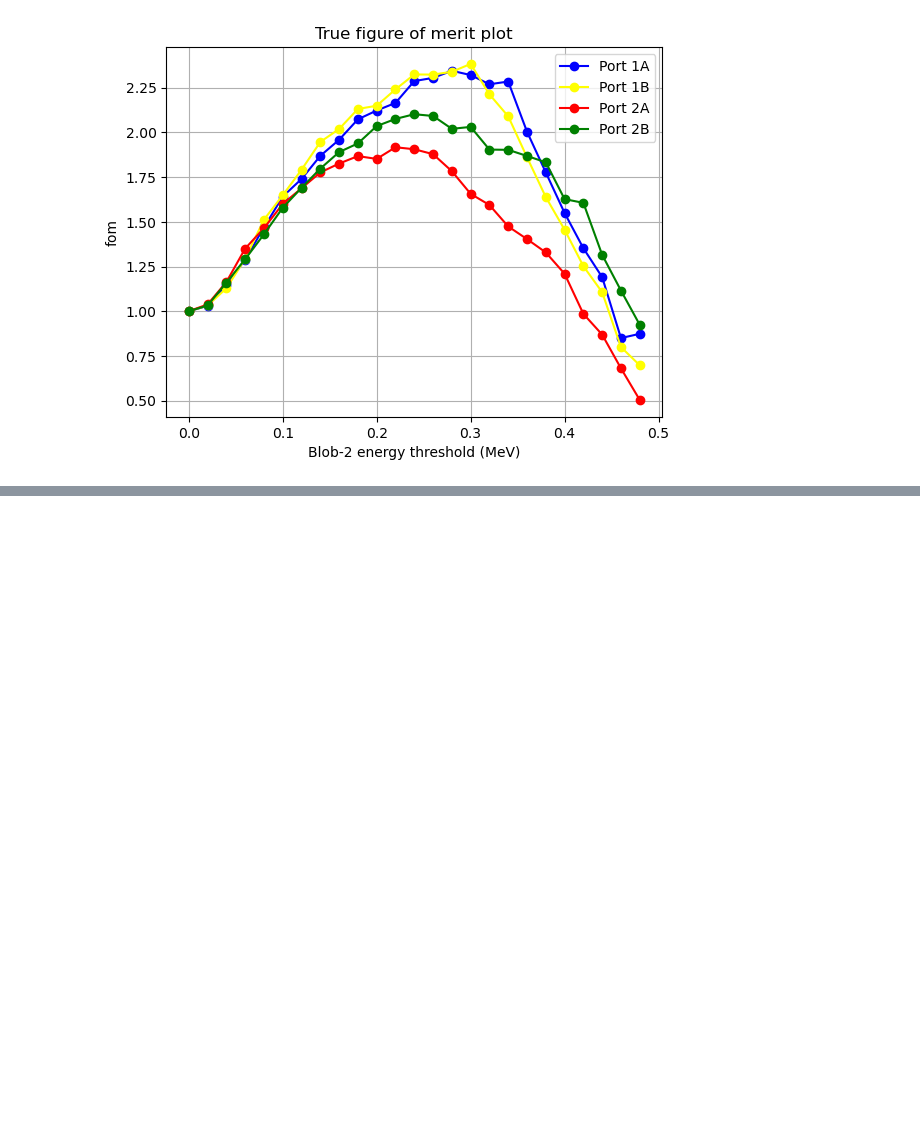
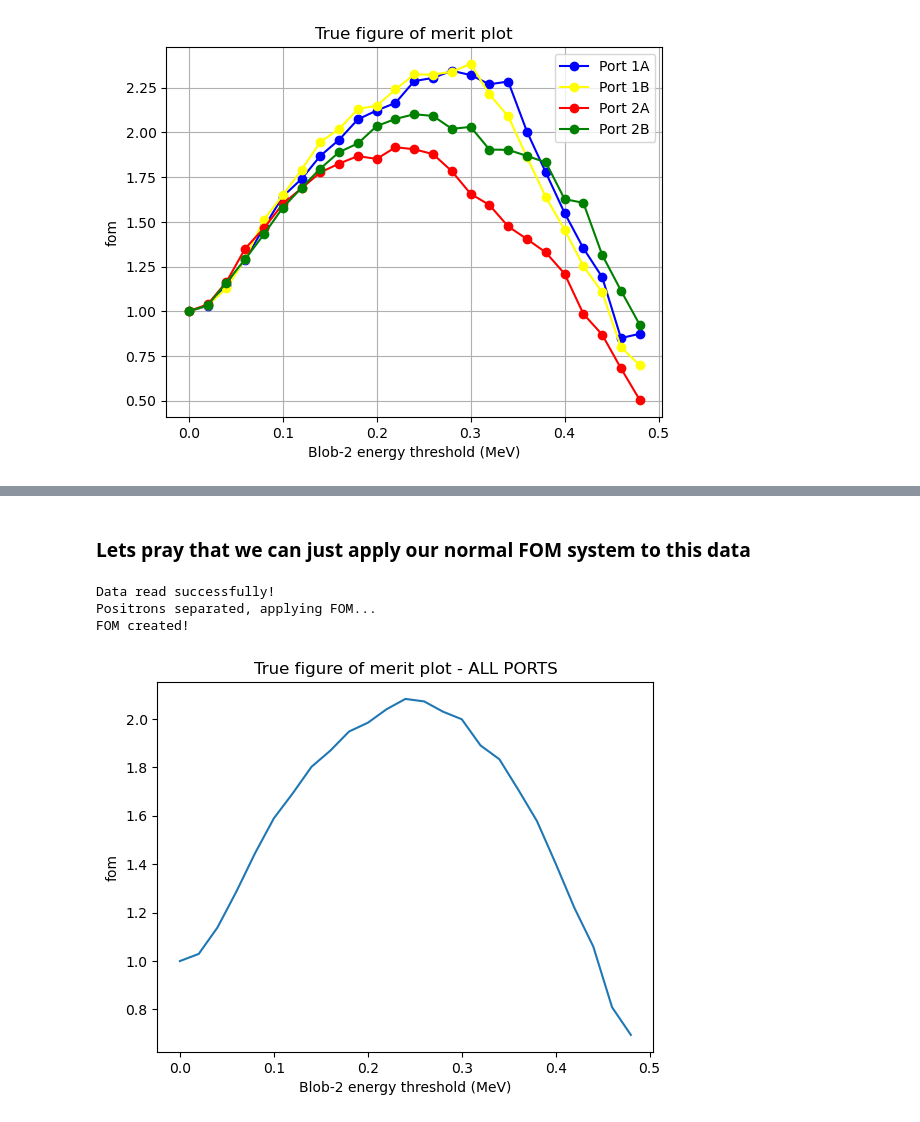
Before and after one commit to jwaiton/next_misc, a Jupyter notebook: Tl_studies/isaura_study_FOM/post_cuts_FOM.ipynb, the cells around one changed output, grey strips where cells are left out. Saved outputs shown, nothing was run; the diff lists cells and outputs as text; code cells hidden in the pictures; blank space fills up the shorter version.

```diff
--- a/Tl_studies/isaura_study_FOM/post_cuts_FOM.ipynb
+++ b/Tl_studies/isaura_study_FOM/post_cuts_FOM.ipynb
@@ -258,0 +296,17 @@ plt.show()
+# %% [markdown]
+### Lets pray that we can just apply our normal FOM system to this data
+# %%
+fom_all_ports = fom_producer('merged_ports_data/MC_23_01_15x15x15.h5', 'merged_ports_data/23_01_15x15x15.h5', cut_list)
+# %% [output]
+Data read successfully!
+Positrons separated, applying FOM...
+FOM created!
+# %%
+# plot fom
+plt.plot(cut_list, fom_all_ports)
+plt.title("True figure of merit plot - ALL PORTS")
+plt.xlabel("Blob-2 energy threshold (MeV)")
+plt.ylabel("fom")
+plt.show()
+# %% [output]
+[figure, added]
```
Also changed, not shown: parts of 6 cells of this notebook, 24 other files.
